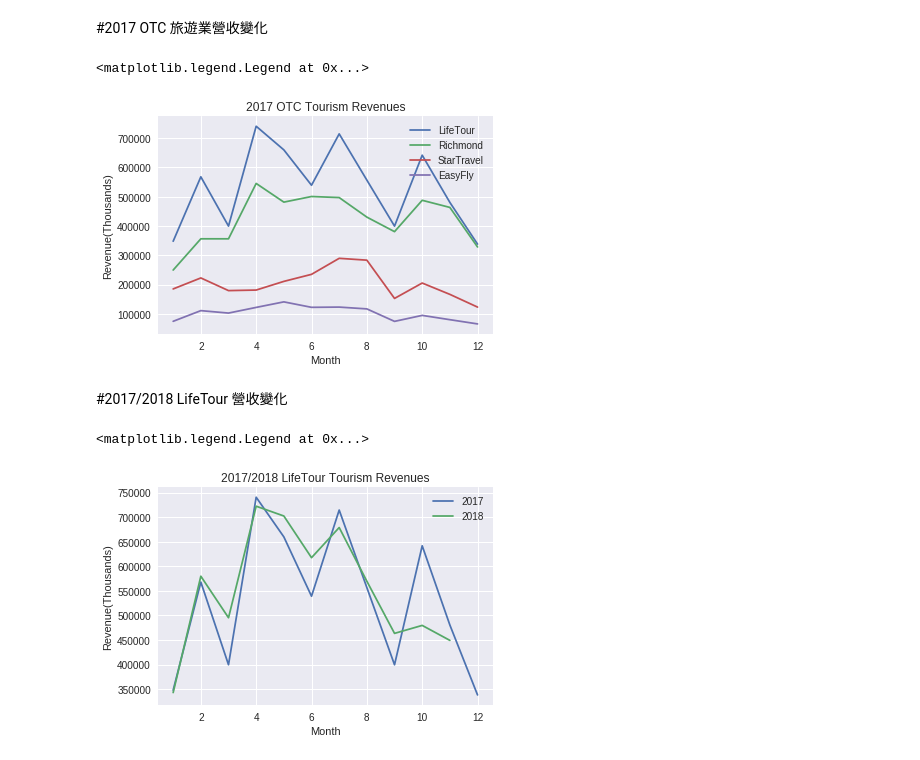
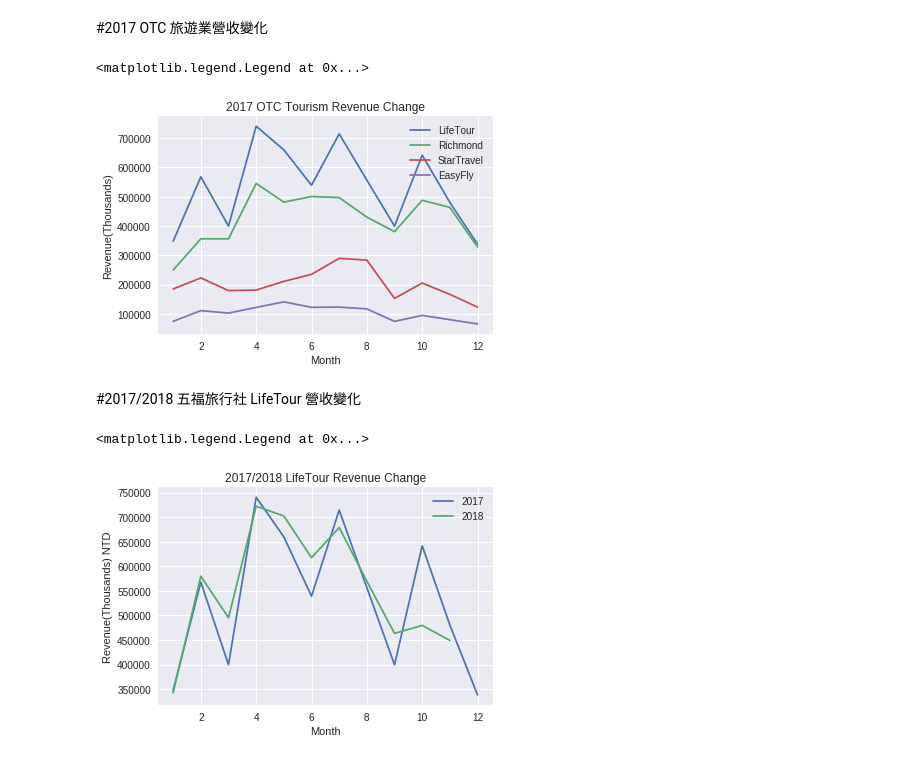
Before and after one commit to cwcheng0/LionTravel, a Jupyter notebook: TaiwanTourismMonthly.ipynb, the cells around one changed output. Drawn from its saved outputs; the diff is of its cells as text; code cells hidden in the pictures.

```diff
--- a/TaiwanTourismMonthly.ipynb
+++ b/TaiwanTourismMonthly.ipynb
@@ -1039,41 +1039,40 @@ plt.legend()
 # %%
 # 2017 OTC Tourism Revenues Change
 #五福
 LifeTour_2017 = [348118,567988,399768,740618,659950,539223,714533,556772,399717,641843,480639,338385]
 
 #山富
 Richmond_2017 =  [249753,356412,356424,545384,481618,500768,497176,430474,380834,487855,463536,328595]
 
 #燦星旅
 StarTravel_2017 = [185335,222852,179614,181496,211095,235129,289787,283535,152938,205437,166785,123350]
 
 #易飛
 EasyFly_2017 = [74853,111266,102929,122288,141180,122544,123353,117215,74618,95057,80382,65940]
 
 plt.plot(month_2017, LifeTour_2017, label= "LifeTour")
 plt.plot(month_2017, Richmond_2017, label= "Richmond")
 plt.plot(month_2017, StarTravel_2017, label= "StarTravel")
 plt.plot(month_2017, EasyFly_2017, label= "EasyFly")
 
 plt.xlabel('Month')
 plt.ylabel('Revenue(Thousands)')
-plt.title('2017 OTC Tourism Revenues')
+plt.title('2017 OTC Tourism Revenue Change')
 plt.legend()
 # %% [output]
 <matplotlib.legend.Legend at 0x...>
-[figure, old version]
+[figure, new version]
 # %% [markdown]
-#2017/2018 LifeTour 營收變化
+#2017/2018 五福旅行社 LifeTour 營收變化
 # %%
 # 2017/2018 Lifetour Revenues Change
 # 五福
-
 plt.plot(month_2017, LifeTour_2017, label="2017")
 plt.plot(month, LifeTour, label="2018")
 plt.xlabel('Month')
-plt.ylabel('Revenue(Thousands)')
-plt.title('2017/2018 LifeTour Tourism Revenues')
+plt.ylabel('Revenue(Thousands) NTD')
+plt.title('2017/2018 LifeTour Revenue Change')
 plt.legend()
 # %% [output]
 <matplotlib.legend.Legend at 0x...>
-[figure, old version]
+[figure, new version]
```
Also changed, not shown: parts of 11 cells of this notebook.
